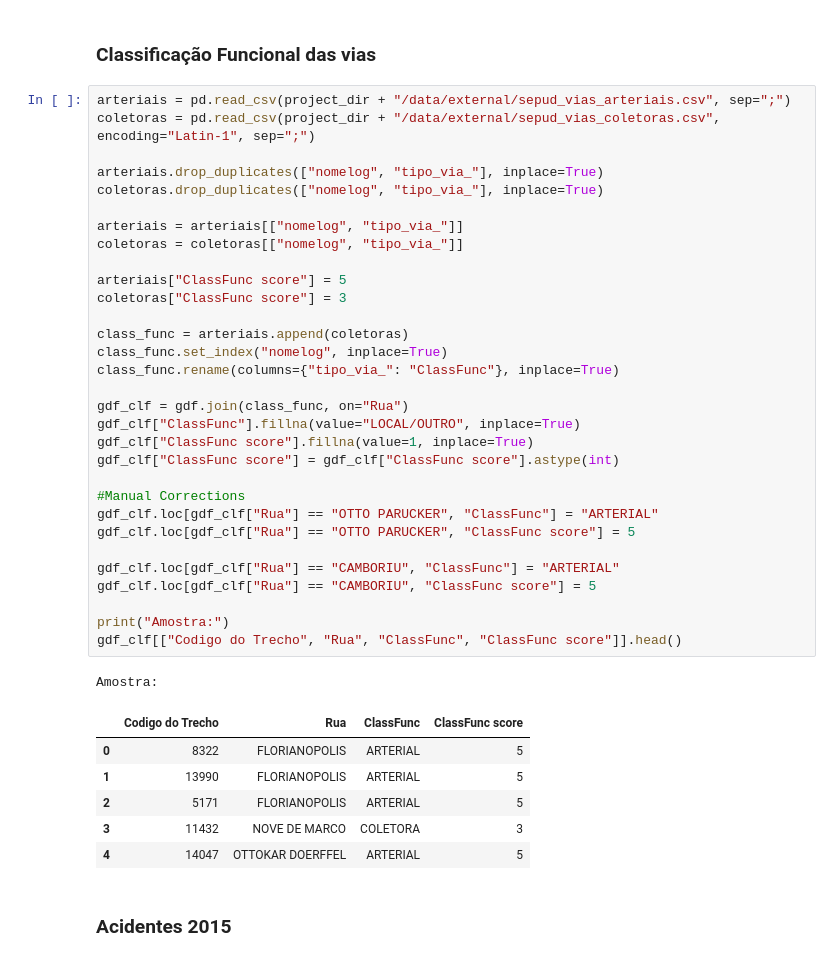
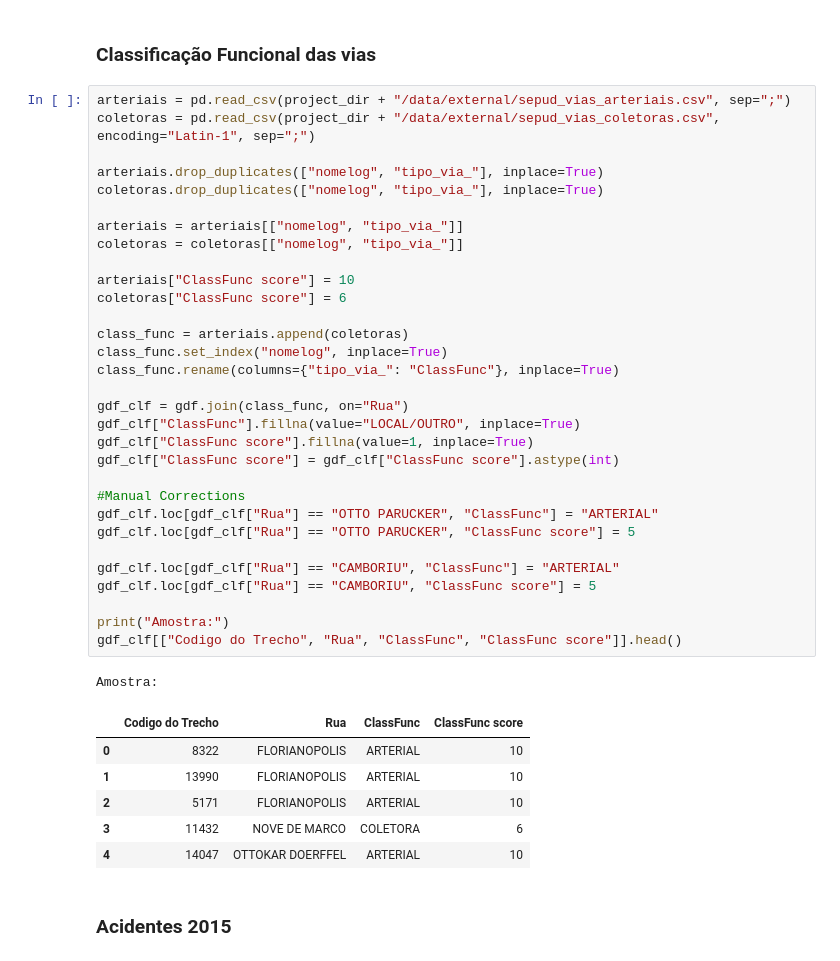
Before and after one commit to pmj-sepud/Joinville-Smart-Mobility, a Jupyter notebook: notebooks/reports/201802-GabrielBogo-RankeamentoVias.ipynb, the cells around one changed output. Drawn from its saved outputs; the diff is of its cells as text.

```diff
--- a/notebooks/reports/201802-GabrielBogo-RankeamentoVias.ipynb
+++ b/notebooks/reports/201802-GabrielBogo-RankeamentoVias.ipynb
@@ -164,40 +164,40 @@ arteriais = pd.read_csv(project_dir + "/data/external/sepud_vias_arteriais.csv",
 coletoras = pd.read_csv(project_dir + "/data/external/sepud_vias_coletoras.csv", encoding="Latin-1", sep=";")
 
 arteriais.drop_duplicates(["nomelog", "tipo_via_"], inplace=True)
 coletoras.drop_duplicates(["nomelog", "tipo_via_"], inplace=True)
 
 arteriais = arteriais[["nomelog", "tipo_via_"]]
 coletoras = coletoras[["nomelog", "tipo_via_"]]
 
-arteriais["ClassFunc score"] = 5
-coletoras["ClassFunc score"] = 3
+arteriais["ClassFunc score"] = 10
+coletoras["ClassFunc score"] = 6
 
 class_func = arteriais.append(coletoras)
 class_func.set_index("nomelog", inplace=True)
 class_func.rename(columns={"tipo_via_": "ClassFunc"}, inplace=True)
 
 gdf_clf = gdf.join(class_func, on="Rua")
 gdf_clf["ClassFunc"].fillna(value="LOCAL/OUTRO", inplace=True)
 gdf_clf["ClassFunc score"].fillna(value=1, inplace=True)
 gdf_clf["ClassFunc score"] = gdf_clf["ClassFunc score"].astype(int)
 
 #Manual Corrections
 gdf_clf.loc[gdf_clf["Rua"] == "OTTO PARUCKER", "ClassFunc"] = "ARTERIAL"
 gdf_clf.loc[gdf_clf["Rua"] == "OTTO PARUCKER", "ClassFunc score"] = 5
 
 gdf_clf.loc[gdf_clf["Rua"] == "CAMBORIU", "ClassFunc"] = "ARTERIAL"
 gdf_clf.loc[gdf_clf["Rua"] == "CAMBORIU", "ClassFunc score"] = 5
 
 print("Amostra:")
 gdf_clf[["Codigo do Trecho", "Rua", "ClassFunc", "ClassFunc score"]].head()
 # %% [output]
 Amostra:
 |  | Codigo do Trecho | Rua | ClassFunc | ClassFunc score |
-| 0 | 8322 | FLORIANOPOLIS | ARTERIAL | 5 |
-| 1 | 13990 | FLORIANOPOLIS | ARTERIAL | 5 |
-| 2 | 5171 | FLORIANOPOLIS | ARTERIAL | 5 |
-| 3 | 11432 | NOVE DE MARCO | COLETORA | 3 |
-| 4 | 14047 | OTTOKAR DOERFFEL | ARTERIAL | 5 |
+| 0 | 8322 | FLORIANOPOLIS | ARTERIAL | 10 |
+| 1 | 13990 | FLORIANOPOLIS | ARTERIAL | 10 |
+| 2 | 5171 | FLORIANOPOLIS | ARTERIAL | 10 |
+| 3 | 11432 | NOVE DE MARCO | COLETORA | 6 |
+| 4 | 14047 | OTTOKAR DOERFFEL | ARTERIAL | 10 |
 # %% [markdown]
 ### Acidentes 2015
 # %%
```
Also changed, not shown: parts of 2 cells of this notebook.
